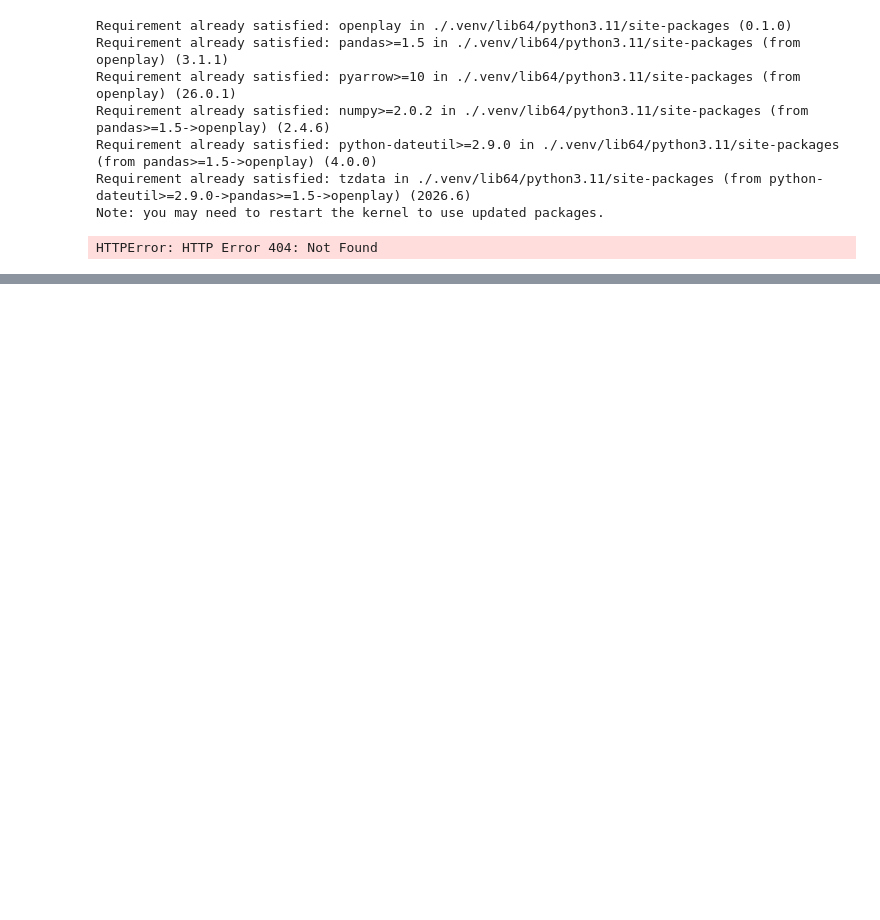
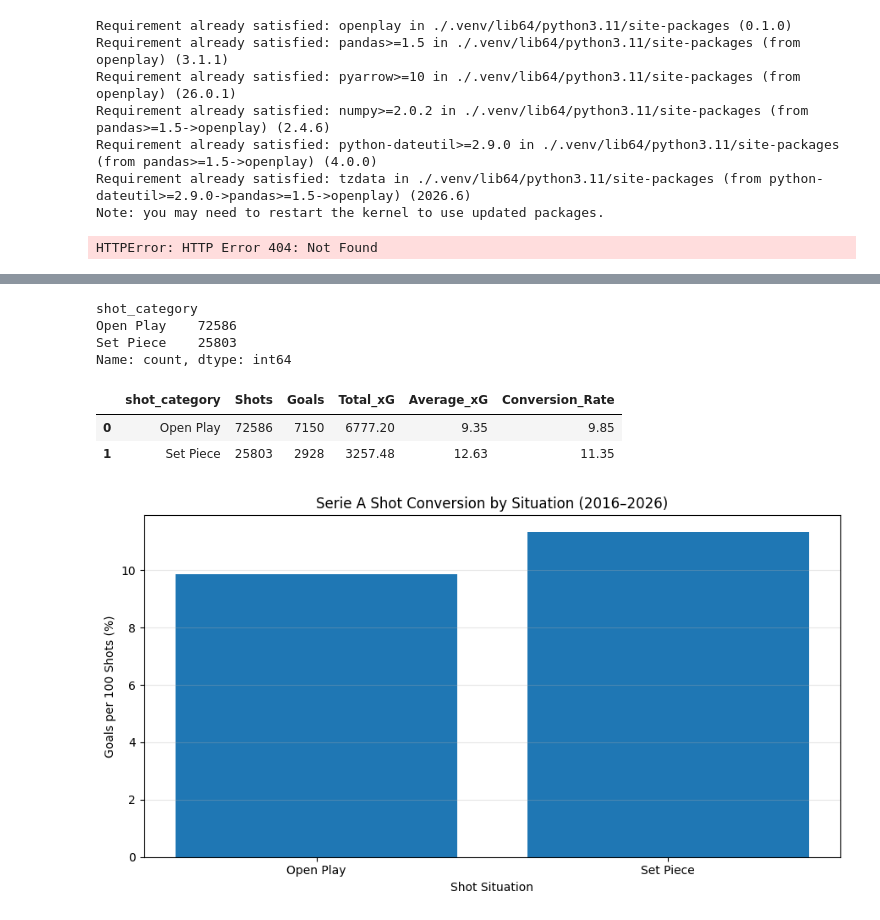
Before and after one commit to PhilipVickery/445FinalProject, a Jupyter notebook: SerieA.ipynb, the cells around one changed output, grey strips where cells are left out. Drawn from its saved outputs; the diff is of its cells as text; code cells hidden in the pictures; blank space fills up the shorter version.

```diff
--- a/SerieA.ipynb
+++ b/SerieA.ipynb
@@ -69,0 +270,59 @@ nlbair/openplay
+# %%
+# Classify shot situations (penalties count as set pieces)
+df["shot_category"] = np.where(
+    df["is_set_piece"] | df["is_penalty"], "Set Piece", "Open Play"
+)
+
+# Goal and own-goal flags are already in the OpenPlay CSV
+df["is_goal"] = df["is_goal"].astype(int)
+df["is_own_goal"] = df["is_own_goal"].astype(int)
+
+# Exclude own goals
+shots = df[df["is_own_goal"] == 0].copy()
+
+print(shots["shot_category"].value_counts())
+# %% [output]
+shot_category
+Open Play    72586
+Set Piece    25803
+Name: count, dtype: int64
+# %%
+category_stats = (
+    shots.groupby("shot_category")
+    .agg(
+        Shots=("event_id", "count"),
+        Goals=("is_goal", "sum"),
+        Total_xG=("xg", "sum"),
+        Average_xG=("xg", "mean")
+    )
+    .reset_index()
+)
+
+category_stats["Conversion_Rate"] = (
+    category_stats["Goals"] / category_stats["Shots"] * 100
+)
+
+category_stats["Average_xG"] *= 100
+
+display(category_stats.round(2))
+# %% [output]
+|  | shot_category | Shots | Goals | Total_xG | Average_xG | Conversion_Rate |
+| 0 | Open Play | 72586 | 7150 | 6777.20 | 9.35 | 9.85 |
+| 1 | Set Piece | 25803 | 2928 | 3257.48 | 12.63 | 11.35 |
+# %%
+plt.figure(figsize=(9, 5))
+
+plt.bar(
+    category_stats["shot_category"],
+    category_stats["Conversion_Rate"]
+)
+
+plt.title("Serie A Shot Conversion by Situation (2016–2026)")
+plt.xlabel("Shot Situation")
+plt.ylabel("Goals per 100 Shots (%)")
+
+plt.grid(axis="y", alpha=0.3)
+plt.tight_layout()
+plt.show()
+# %% [output]
+[figure, added]
```
Also changed, not shown: parts of 22 cells of this notebook.
